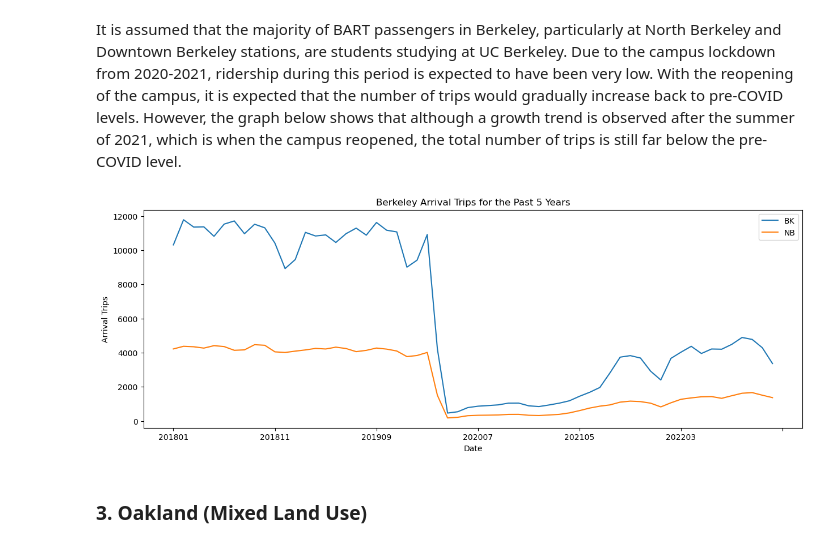
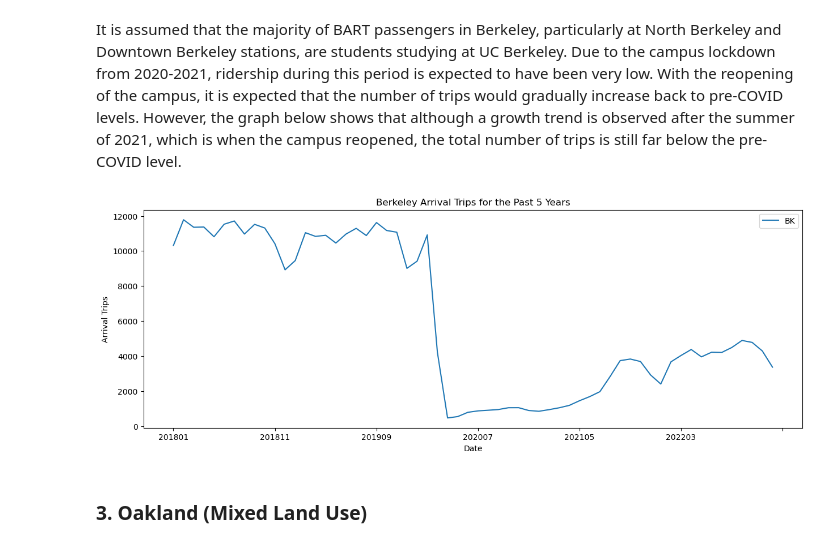
Before and after one commit to UCB-stat-159-s23/project-Group23, a Jupyter notebook: Analysis_of_Ridership_of_Stations_with_Different_Land_Use.ipynb, the cells around one changed output. Cells and saved outputs as stored; diff of their text form; code cells hidden in the pictures.

```diff
--- a/Analysis_of_Ridership_of_Stations_with_Different_Land_Use.ipynb
+++ b/Analysis_of_Ridership_of_Stations_with_Different_Land_Use.ipynb
@@ -121,16 +128,16 @@ plt.savefig('figures/SF CBD Arrival Trip Count.jpg')
 # %% [markdown]
 It is assumed that the majority of BART passengers in Berkeley, particularly at North Berkeley and Downtown Berkeley stations, are students studying at UC Berkeley. Due to the campus lockdown from 2020-2021, ridership during this period is expected to have been very low. With the reopening of the campus, it is expected that the number of trips would gradually increase back to pre-COVID levels. However, the graph below shows that although a growth trend is observed after the summer of 2021, which is when the campus reopened, the total number of trips is still far below the pre-COVID level.
 # %%
-station = ['BK', 'NB']
+station = ['BK']
 Ridership_BK = annual_arrival_trips(year=['2018', '2019', '2020', '2021', '2022'], station = station)
 
 Ridership_BK.plot(figsize=(15,5))
 plt.title('Berkeley Arrival Trips for the Past 5 Years')
 plt.xlabel('Date')
 plt.ylabel('Arrival Trips')
 plt.savefig('figures/Berkeley Arrival Trip Count.jpg')
 # %% [output]
-[figure, old version]
+[figure, new version]
 # %% [markdown]
 ### 3. Oakland (Mixed Land Use)
 # %% [markdown]
```
Also changed, not shown: parts of 3 cells of this notebook, 5 other files.
